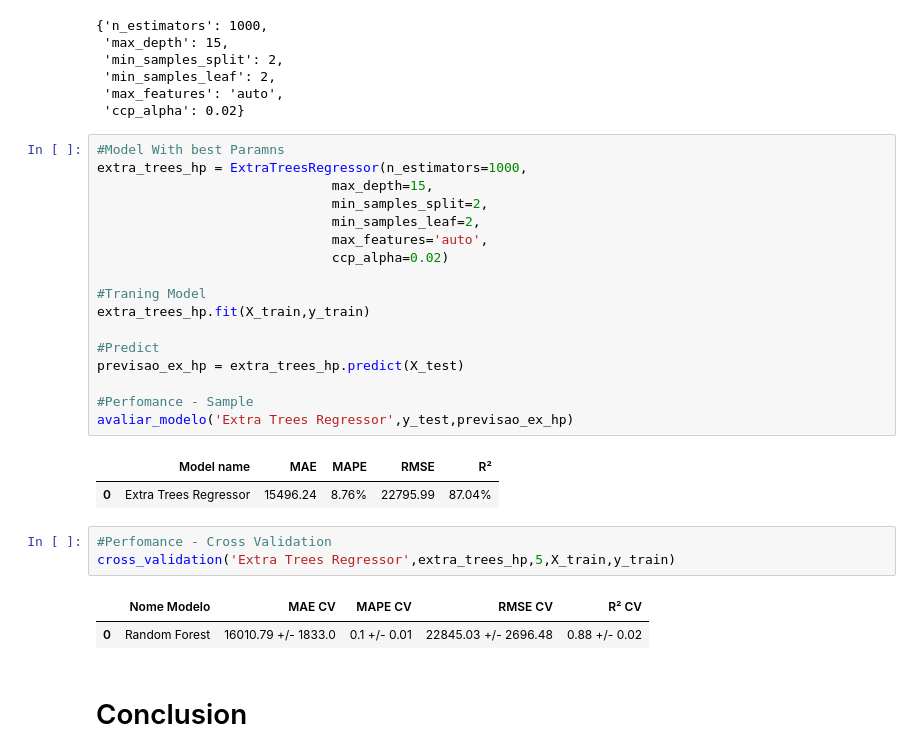
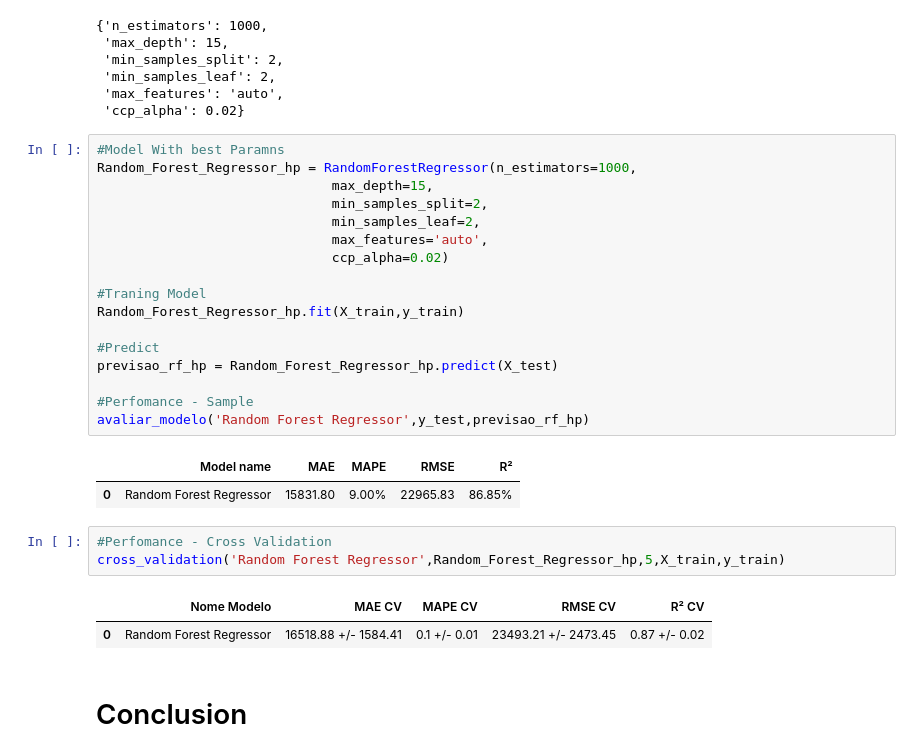
Before and after one commit to Guilherme-lima-ds/Project_House_Predict_Price, a Jupyter notebook: Project_house_prices_Setima_Etapa_Machine_Learning_Models.ipynb, the cells around one changed output. Drawn from its saved outputs; the diff is of its cells as text.

```diff
--- a/Project_house_prices_Setima_Etapa_Machine_Learning_Models.ipynb
+++ b/Project_house_prices_Setima_Etapa_Machine_Learning_Models.ipynb
@@ -1116,30 +1116,30 @@ best_params
  'ccp_alpha': 0.02}
 # %%
 #Model With best Paramns
-extra_trees_hp = ExtraTreesRegressor(n_estimators=1000,
+Random_Forest_Regressor_hp = RandomForestRegressor(n_estimators=1000,
                               max_depth=15,
                               min_samples_split=2,
                               min_samples_leaf=2,
                               max_features='auto',
                               ccp_alpha=0.02)
 
 #Traning Model
-extra_trees_hp.fit(X_train,y_train)
+Random_Forest_Regressor_hp.fit(X_train,y_train)
 
 #Predict
-previsao_ex_hp = extra_trees_hp.predict(X_test)
+previsao_rf_hp = Random_Forest_Regressor_hp.predict(X_test)
 
 #Perfomance - Sample
-avaliar_modelo('Extra Trees Regressor',y_test,previsao_ex_hp)
+avaliar_modelo('Random Forest Regressor',y_test,previsao_rf_hp)
 # %% [output]
 |  | Model name | MAE | MAPE | RMSE | R² |
-| 0 | Extra Trees Regressor | 15496.24 | 8.76% | 22795.99 | 87.04% |
+| 0 | Random Forest Regressor | 15831.80 | 9.00% | 22965.83 | 86.85% |
 # %%
 #Perfomance - Cross Validation
-cross_validation('Extra Trees Regressor',extra_trees_hp,5,X_train,y_train)
+cross_validation('Random Forest Regressor',Random_Forest_Regressor_hp,5,X_train,y_train)
 # %% [output]
 |  | Nome Modelo | MAE CV | MAPE CV | RMSE CV | R² CV |
-| 0 | Random Forest | 16010.79 +/- 1833.0 | 0.1 +/- 0.01 | 22845.03 +/- 2696.48 | 0.88 +/- 0.02 |
+| 0 | Random Forest Regressor | 16518.88 +/- 1584.41 | 0.1 +/- 0.01 | 23493.21 +/- 2473.45 | 0.87 +/- 0.02 |
 # %% [markdown]
 # Conclusion
 # %% [markdown]
```
Also changed, not shown: parts of 3 cells of this notebook.
